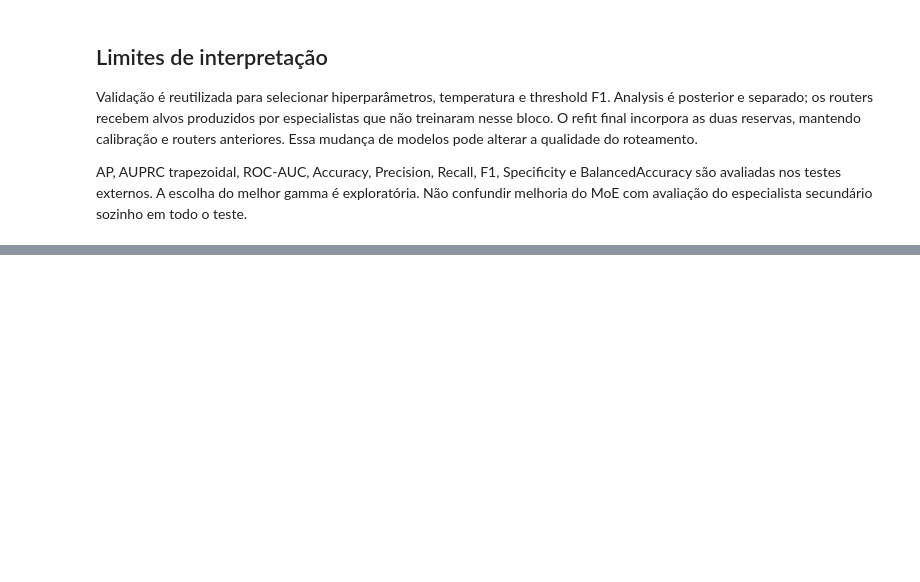
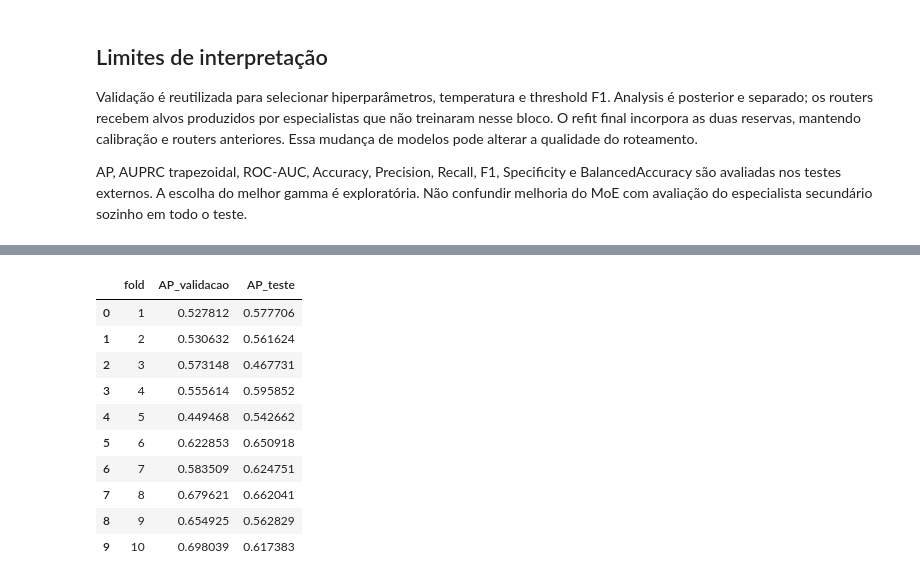
Before and after one commit to EduBalbino/pqmflib-api, a Jupyter notebook: experiments/sia/QIMED_MoE_Demanda_Pressao_qreservoir_QRC.ipynb, the cells around one changed output, grey strips where cells are left out. Cells and saved outputs as stored; diff of their text form; code cells hidden in the pictures; blank space fills up the shorter version.

Commit message:
CUDA graphs, temporal reservoir, and CNOT/Ising backends for QRC

```diff
--- a/experiments/sia/QIMED_MoE_Demanda_Pressao_qreservoir_QRC.ipynb
+++ b/experiments/sia/QIMED_MoE_Demanda_Pressao_qreservoir_QRC.ipynb
@@ -784,15 +830,20 @@ _bench_fm = QRCFeatures().fit(_bench_X, stage="benchmark")
 _bench_all = np.tanh(_bench_fm.pca_.transform(_bench_X))
 
 def _bench_rows(n_rows, reps):
+    # Executor dedicado com lote = n_rows: o grafo CUDA tem batch fixo,
+    # executar menos linhas que o lote configurado desperdiçaria padding.
+    from pqfmlib.experimental.qrc_tilelang import QRCExecutor
     encoded = _bench_all[:n_rows]
-    _bench_fm.executor_.execute(encoded)  # compila para este tamanho de lote
+    ex = QRCExecutor(_bench_fm.map_, batch_size=n_rows,
+                     include_two_local=(_bench_fm.config.get("observables") == "local2"))
+    ex.execute(encoded)  # captura do grafo + aquecimento
     times = []
-    for _ in range(reps):
+    for t_ in range(reps):
         t0 = time.perf_counter()
-        out = _bench_fm.executor_.execute(encoded)
+        out = ex.execute(encoded)
         times.append(time.perf_counter() - t0)
     median_s = float(np.median(times))
-    print(f"TileLang {n_rows} linhas: {median_s:.3f} s -> {n_rows/median_s:,.0f} linhas/s")
+    print(f"TileLang {n_rows} linhas: {median_s:.3f} s -> {n_rows/median_s:,.0f} linhas/s", flush=True)
     return median_s, out
 
 _s32, _out32 = _bench_rows(32, reps=5)
@@ -803,10 +854,10 @@ print("TileLang vs Qulacs: max abs error <= 1e-9 (32 linhas).")
 _s320, _ = _bench_rows(320, reps=5)
 print(f"TileLang vs meta PR#2 (320 linhas): {320/_s320 / PR2_TARGET_ROWS_PER_S:.2f}x")
 
-_s3200, _ = _bench_rows(3200, reps=3)
-print(f"TileLang vs meta PR#2 (3200 linhas): {3200/_s3200 / PR2_TARGET_ROWS_PER_S:.2f}x")
+_s3200, _ = _bench_rows(6400, reps=3)
+print(f"TileLang vs meta PR#2 (6400 linhas): {6400/_s3200 / PR2_TARGET_ROWS_PER_S:.2f}x")
 # A afirmação usa 3200 linhas: em lotes pequenos o throughput é sensível a
 # clocks da GPU e a processos concorrentes (launch-bound); em 3200 linhas
 # o regime é de banda e a comparação é estável.
-assert 3200 / _s3200 >= PR2_TARGET_ROWS_PER_S, "TileLang abaixo da meta PR#2"
+assert 6400 / _s3200 >= PR2_TARGET_ROWS_PER_S, "TileLang abaixo da meta PR#2"
 print("Meta PR#2 atingida.")
@@ -2095,0 +2265,59 @@ AP, AUPRC trapezoidal, ROC-AUC, Accuracy, Precision, Recall, F1, Specificity e B
+# %%
+from sklearn.decomposition import PCA
+from pqfmlib.experimental.qrc_tilelang import TemporalQRCExecutor
+
+class TemporalQRCFeatures:
+    """PCA + reservatório temporal por CNES (TileLang, estado puro)."""
+
+    def __init__(self, n_enc=4, n_mem=6, depth=3, seed=SEED):
+        self.n_enc, self.n_mem, self.depth, self.seed = n_enc, n_mem, depth, seed
+
+    def fit(self, df):
+        prep = make_preprocessor(protocol).fit(df[FEATURES])
+        self.prep_ = prep
+        self.pca_ = PCA(n_components=self.n_enc).fit(prep.transform(df[FEATURES]))
+        self.executor_ = TemporalQRCExecutor(self.n_enc, self.n_mem, depth=self.depth, seed=self.seed, batch_size=1024)
+        return self
+
+    def transform(self, df):
+        d = df.copy()
+        d["_pos"] = np.arange(len(d))
+        enc = np.tanh(self.pca_.transform(self.prep_.transform(d[FEATURES])))
+        d["_enc"] = list(enc)
+        seqs, owners = [], []
+        for _, grp in d.sort_values("mes_alvo").groupby("cnes"):
+            grp = grp.sort_values("mes_alvo")
+            seqs.append(np.stack(grp["_enc"].to_numpy()))
+            owners.append(grp["_pos"].to_numpy())
+        maxlen = max(len(s) for s in seqs)
+        padded = np.zeros((len(seqs), maxlen, self.n_enc))
+        for i, s in enumerate(seqs):
+            padded[i, :len(s)] = s
+        out = self.executor_.execute(padded)
+        res = np.empty((len(d), 3 * self.executor_.n_qubits))
+        for i, own in enumerate(owners):
+            res[own] = out[i, :len(own)]
+        return res
+
+TEMPORAL_HEAD = {"learning_rate": 0.1, "max_depth": 6, "min_child_weight": 10}
+temporal_rows = []
+for fi, fold in enumerate(folds):
+    inner = data.iloc[fold["inner_train"]]
+    valid = data.iloc[fold["inner_validation"]]
+    test = data.iloc[fold["test"]]
+    tfm = TemporalQRCFeatures().fit(inner)
+    qt = np.column_stack([tfm.transform(inner), tfm.prep_.transform(inner[FEATURES])])
+    qv = np.column_stack([tfm.transform(valid), tfm.prep_.transform(valid[FEATURES])])
+    qte = np.column_stack([tfm.transform(test), tfm.prep_.transform(test[FEATURES])])
+    ytr = inner[TARGETS["classificacao"]].to_numpy()
+    model = quantum_estimator("classificacao", TEMPORAL_HEAD, dict(QRC_CONFIG, n_qubits=10)).fit(qt, ytr)
+    temporal_rows.append(dict(
+        fold=fi + 1,
+        AP_validacao=average_precision_score(valid[TARGETS["classificacao"]], model.predict_proba(qv)[:, 1]),
+        AP_teste=average_precision_score(test[TARGETS["classificacao"]], model.predict_proba(qte)[:, 1]),
+    ))
+    print(f"fold {fi+1}: temporal AP validação {temporal_rows[-1]['AP_validacao']:.4f} teste {temporal_rows[-1]['AP_teste']:.4f}", flush=True)
+temporal_df = pd.DataFrame(temporal_rows)
+display(temporal_df)
+print(f"Temporal QRC: AP teste médio {temporal_df['AP_teste'].mean():.4f} (clássico isolado: ver metricas_experts_internas).")
+# %% [output]
@@ -2095,0 +2334,11 @@ AP, AUPRC trapezoidal, ROC-AUC, Accuracy, Precision, Recall, F1, Specificity e B
+|  | fold | AP_validacao | AP_teste |
+| 0 | 1 | 0.527812 | 0.577706 |
+| 1 | 2 | 0.530632 | 0.561624 |
+| 2 | 3 | 0.573148 | 0.467731 |
+| 3 | 4 | 0.555614 | 0.595852 |
+| 4 | 5 | 0.449468 | 0.542662 |
+| 5 | 6 | 0.622853 | 0.650918 |
+| 6 | 7 | 0.583509 | 0.624751 |
+| 7 | 8 | 0.679621 | 0.662041 |
+| 8 | 9 | 0.654925 | 0.562829 |
+| 9 | 10 | 0.698039 | 0.617383 |
```
Also changed, not shown: parts of 13 cells of this notebook, 2 other files.
